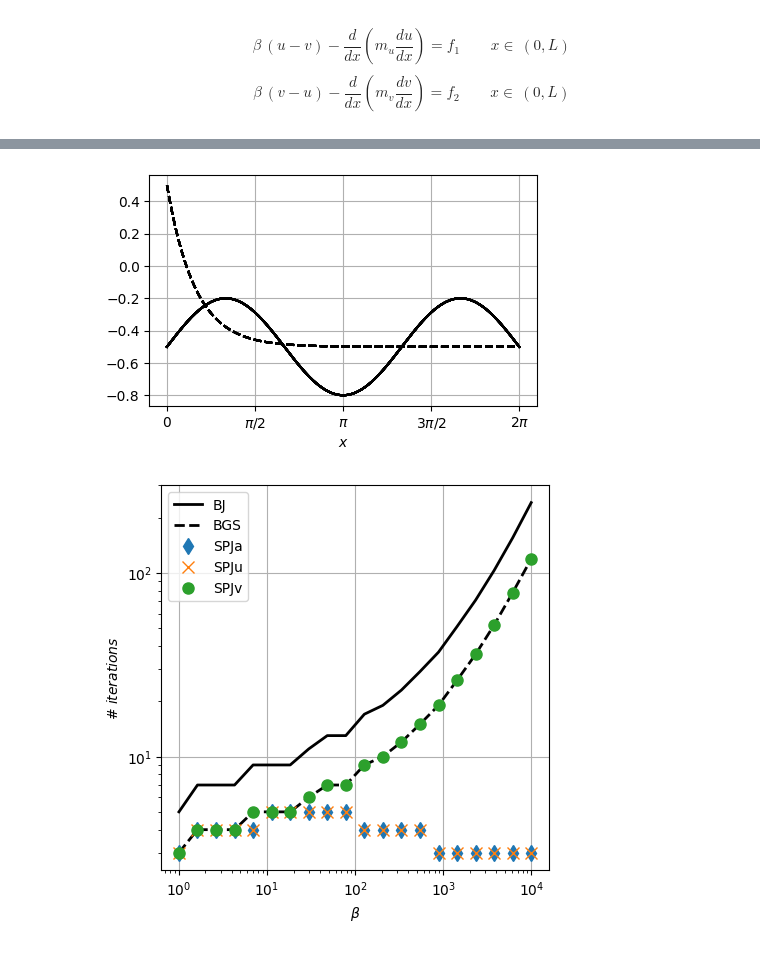
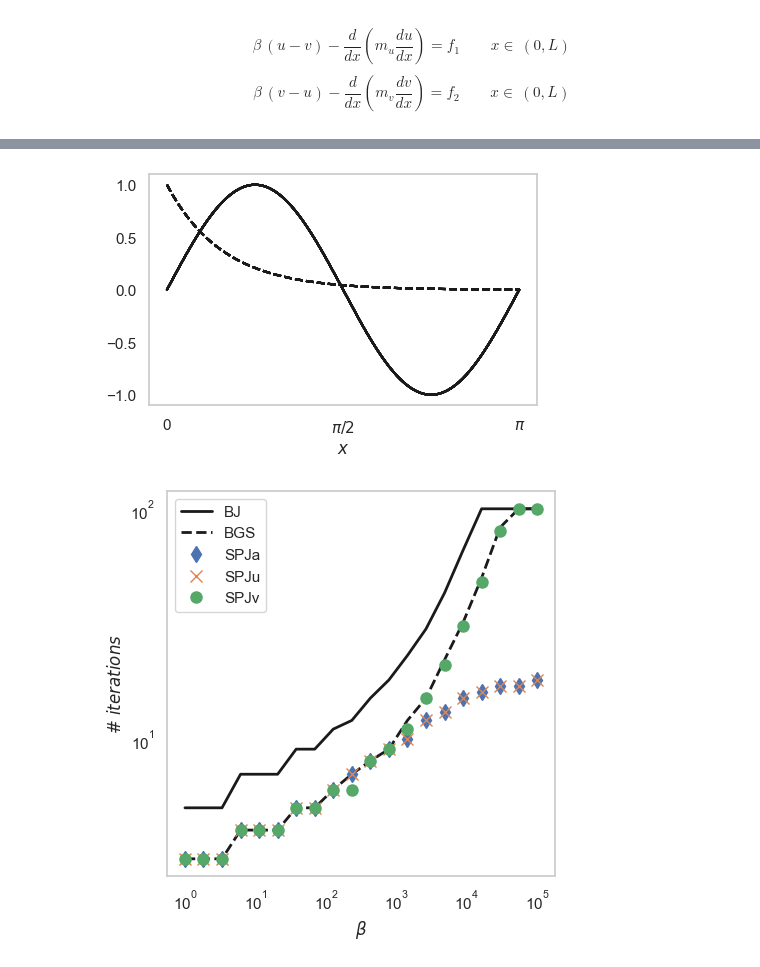
Before and after one commit to multiform-UoN/splittingschemes, a Jupyter notebook: python/fvm1D_dualPorosity.ipynb, the cells around one changed output, grey strips where cells are left out. Saved outputs shown, nothing was run; the diff lists cells and outputs as text; code cells hidden in the pictures.

```diff
--- a/python/fvm1D_dualPorosity.ipynb
+++ b/python/fvm1D_dualPorosity.ipynb
@@ -57,18 +57,18 @@ def f_1(x, kwargs):
 def f_2(x, kwargs):
     return kwargs['beta']*(v_sol(x, kwargs)-u_sol(x, kwargs)) - (dm_vdx(x, kwargs)*dvdx_sol(x, kwargs) + m_v(x, kwargs)*d2vdx2_sol(x, kwargs))
 # %%
-L = 2.0*np.pi
-N = 256
+L = np.pi
+N = 128
 x = np.linspace(0, L, N+1) #faces coordinates
 xc = np.linspace(0.5*np.divide(L, N), L-0.5*np.divide(L, N), N) #centercells coordinates
 xfine = np.linspace(0, L, 1000)
 omega = 1.5 # SOR relaxation factor
 nit_max = 100
-toll = 1e-7
+toll = 1e-6
 
 
 kwargs = {
-    'beta': -1e1,#1e4
+    'beta': 1e4,
     # 'A': 1.0,
     # 'B': 0.2,
     # 'C': 1.0,
@@ -85,12 +85,12 @@ kwargs = {
     'M': 0.0, #shift
 
     # solutions
-    'N': -0.5,
-    'O': 0.3,
-    'P': 1.5,
+    'N': 0,
+    'O': 1,
+    'P': 2,
     'Q': 0.0,
 
-    'R': -0.5,
+    'R': 0,
     'S': 1.0,
     'T': 2.0
 }
@@ -214,12 +214,12 @@ monolithic error = 3.08149576991055e-08
 # %%
 
-L = 2.0*np.pi
+L = np.pi
 N = 128
 x = np.linspace(0, L, N+1) #faces coordinates
 xc = np.linspace(0.5*np.divide(L, N), L-0.5*np.divide(L, N), N) #centercells coordinates
 xfine = np.linspace(0, L, 1000)
 omega = 1.5 # SOR relaxation factor
-nit_max = 1000
+nit_max = 100
 toll = 1e-6
 
 err = {
@@ -247,7 +247,7 @@ markersize = 8
 linewidth = 2
 markevery = 1
 
-beta = np.logspace(0, 4, 20)
+beta = np.logspace(0, 5, 20)
 # beta = [0.001]
 for val in beta:
     kwargs = {
@@ -262,18 +262,18 @@ for val in beta:
         'F': 2.0, #frequency
         'G': 0.0, #shift
 
-        'H': 1/val,#1000.0, #constant
-        'I': 0.5/val,#-999.999, #amplitude
+        'H': 1,#1000.0, #constant
+        'I': 0.5,#-999.999, #amplitude
         'L': 4, #frequency
         'M': 0.0, #shift
 
         # solutions
-        'N': -0.5,
-        'O': 0.3,
-        'P': 1.5,
+        'N': 0,
+        'O': 1,
+        'P': 2,
         'Q': 0.0,
 
-        'R': -0.5,
+        'R': 0,
         'S': 1.0,
         'T': 2.0
     }
@@ -401,32 +401,32 @@ axs2.loglog(beta, err['SPJa']['nit'],'d', linestyle='',       label=f"SPJa", lin
 axs2.loglog(beta, err['SPJu']['nit'],'x', linestyle='',       label=f"SPJu", linewidth=linewidth, markersize=markersize)
 axs2.loglog(beta, err['SPJv']['nit'],'o', linestyle='',       label=f"SPJv", linewidth=linewidth, markersize=markersize)
 # axs2.loglog(beta, err['La']['nit'],   'rP-', label=r'$La$')
 # axs2.loglog(beta, err['Lu']['nit'],   'bP-', label=r'$Lu$')
 # axs2.loglog(beta, err['Lv']['nit'],   'gP-', label=r'$Lv$')
 # axs2.loglog(beta, err['S2PJ']['nit'], 'k3-', label=r'$S2PJ$', markersize=10)
 axs2.set_xlabel(r"$\beta$")
 axs2.set_ylabel(r"$\#~iterations$")
 axs2.grid()
 axs2.legend()
 fig2.savefig('./figures/dualporosity_varbeta_iterations_1000-1e-6.pdf')
 
 # axs3.loglog(beta, err['mono']['u_errl2'], 's-', label=r'$Monolithic$')
 # axs3.loglog(beta, err['BJ']['u_errl2'],   'k.-', label=r'$BJ$')
 # axs3.loglog(beta, err['BGS']['u_errl2'],  'r.-', label=r'$BGS$')
 # axs3.loglog(beta, err['SPJa']['u_errl2'], 'r>-', label=r'$SPJa$')
 # axs3.loglog(beta, err['SPJu']['u_errl2'], 'b>-', label=r'$SPJu$')
 # axs3.loglog(beta, err['SPJv']['u_errl2'], 'g>-', label=r'$SPJv$')
 # axs3.loglog(beta, err['La']['u_errl2'],   'rP-', label=r'$La$')
 # axs3.loglog(beta, err['Lu']['u_errl2'],   'bP-', label=r'$Lu$')
 # axs3.loglog(beta, err['Lv']['u_errl2'],   'gP-', label=r'$Lv$')
 # axs3.loglog(beta, err['S2PJ']['u_errl2'], 'k3-', label=r'$S2PJ$', markersize=10)
 # axs3.set_xlabel(r"$\beta$")
 # axs3.set_ylabel(r"$||u(x_f)-u_h(x_f)||_{\mathbb{R}^N}$")#
 # axs3.grid()
 # axs3.legend()
 # fig3.savefig('./figures/dualporosity_varbeta_error-fixed-iterations-50.pdf')
 plt.tight_layout()
 plt.show()
 # %% [output]
-[figure, old version]
+[figure, new version]
-[figure, old version]
+[figure, new version]
```
Also changed, not shown: parts of 2 cells of this notebook, 6 other files.
